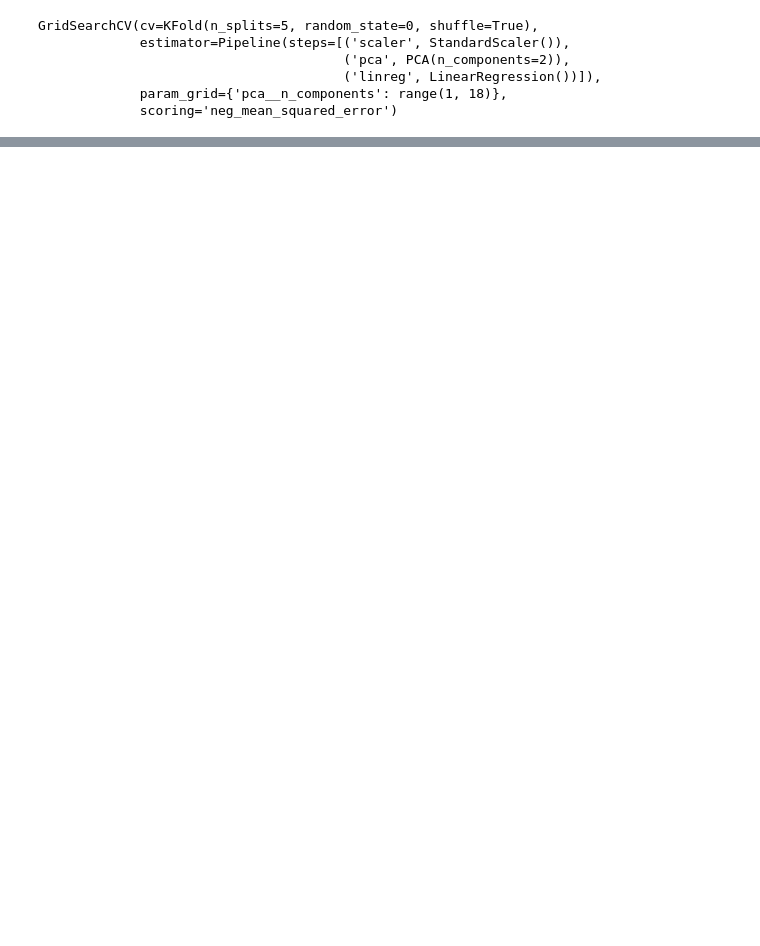
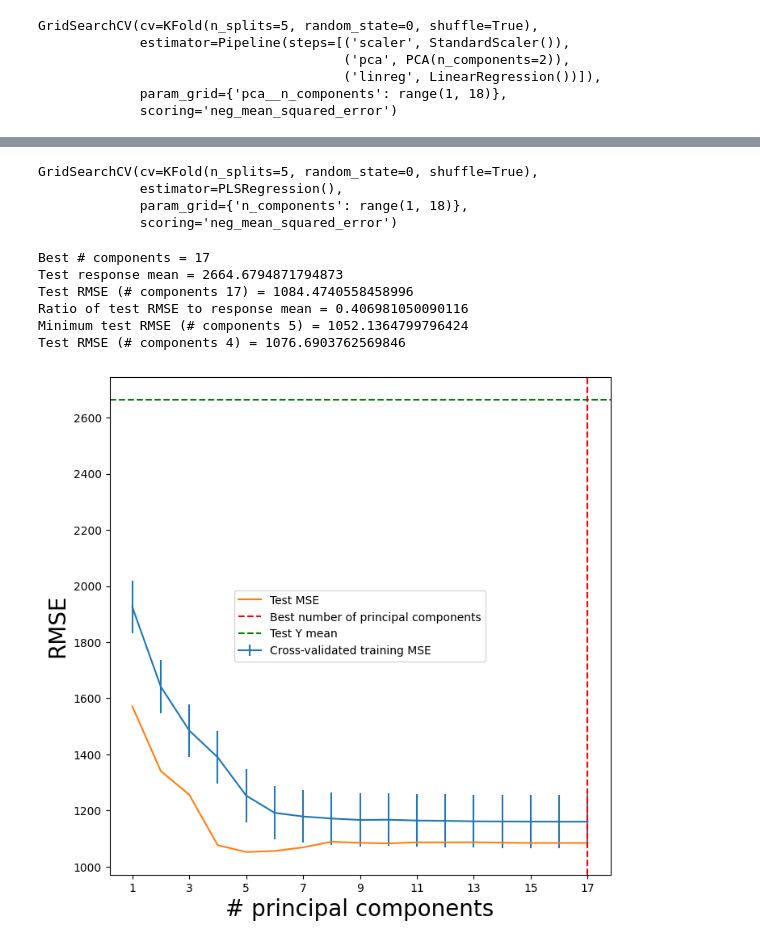
Before and after one commit to nhitran-00/ISL, a Jupyter notebook: chapter_6.ipynb, the cells around one changed output, grey strips where cells are left out. Saved outputs shown, nothing was run; the diff lists cells and outputs as text; code cells hidden in the pictures; blank space fills up the shorter version.

```diff
--- a/chapter_6.ipynb
+++ b/chapter_6.ipynb
@@ -720,0 +752,63 @@ array([0.31504095, 0.25627255, 0.07118822, 0.05601434, 0.05491937,
+# %%
+pls_9f = PLSRegression(n_components=2, scale=True)
+param_grid = {'n_components': range(1, len(X9_train.columns)+1)}
+grid_9f = skm.GridSearchCV(pls_9f,
+                        param_grid,
+                        cv=kfold,
+                        scoring='neg_mean_squared_error')
+grid_9f.fit(X9_train, y9_train)
+# %% [output]
+GridSearchCV(cv=KFold(n_splits=5, random_state=0, shuffle=True),
+             estimator=PLSRegression(),
+             param_grid={'n_components': range(1, 18)},
+             scoring='neg_mean_squared_error')
+# %%
+# calculate mse for each number of principal components
+n_comp = param_grid['n_components']
+pls_rmse = np.empty(len(X9_train.columns))
+for i in n_comp:
+    pls = PLSRegression(n_components=i, scale=True)
+    pls.fit(X9_train, y9_train)
+    predictions = pls.predict(X9_test)
+    pls_rmse[i-1] = np.sqrt(np.mean((predictions-y9_test)**2))
+
+RMSE_9f = pls_rmse[grid_9f.best_params_['n_components']-1]
+# # print results
+print('Best # components = {}'.format(grid_9f.best_params_['n_components']))
+print('Test response mean = {}'.format(y9_test.mean()))
+print('Test RMSE (# components {}) = {}'.format(grid_9f.best_params_['n_components'], RMSE_9f))
+print('Ratio of test RMSE to response mean = {}'.format(RMSE_9f / y9_test.mean()))
+print('Minimum test RMSE (# components {}) = {}'.format(n_comp[np.argmin(pls_rmse)], np.min(pls_rmse)))
+print('Test RMSE (# components {}) = {}\n'.format(4, pls_rmse[4-1]))
+
+
+pcr_fig, ax = subplots(figsize=(8, 8))
+# plot cross-validated training mse
+rmse_9f = np.sqrt(-grid_9f.cv_results_['mean_test_score'])
+rmse_std_9f = np.std(rmse_9f)
+ax.errorbar(n_comp,
+            rmse_9f,
+            rmse_std_9f / np.sqrt(K),
+            label='Cross-validated training MSE')
+# plot mse for each number of principal components
+ax.plot(n_comp, pls_rmse, label='Test MSE')
+# plot vertical line at best number of principal components
+ax.axvline(x=grid_9f.best_params_['n_components'],
+           color='r',
+           linestyle='--', label='Best number of principal components')
+# plot horizontal line at test y mean
+ax.axhline(y=y9_test.mean(),
+           color='g',
+           linestyle='--', label='Test Y mean')
+ax.set_ylabel('RMSE', fontsize=20)
+ax.set_xlabel('# principal components', fontsize=20)
+ax.set_xticks(n_comp[::2])
+ax.legend();
+# %% [output]
+Best # components = 17
+Test response mean = 2664.6794871794873
+Test RMSE (# components 17) = 1084.4740558458996
+Ratio of test RMSE to response mean = 0.406981050090116
+Minimum test RMSE (# components 5) = 1052.1364799796424
+Test RMSE (# components 4) = 1076.6903762569846
+[figure, added]
```
Also changed, not shown: parts of 12 cells of this notebook.
